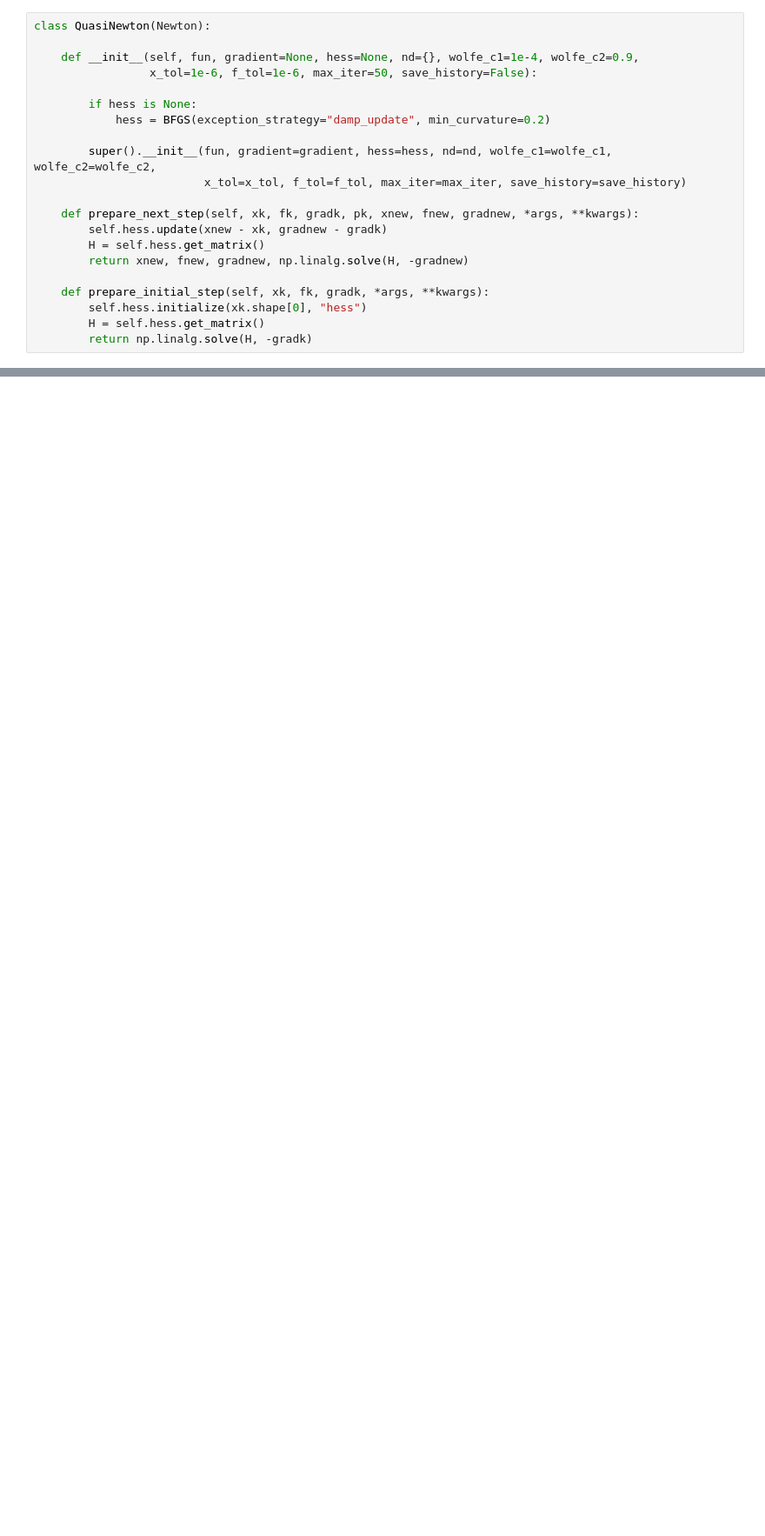
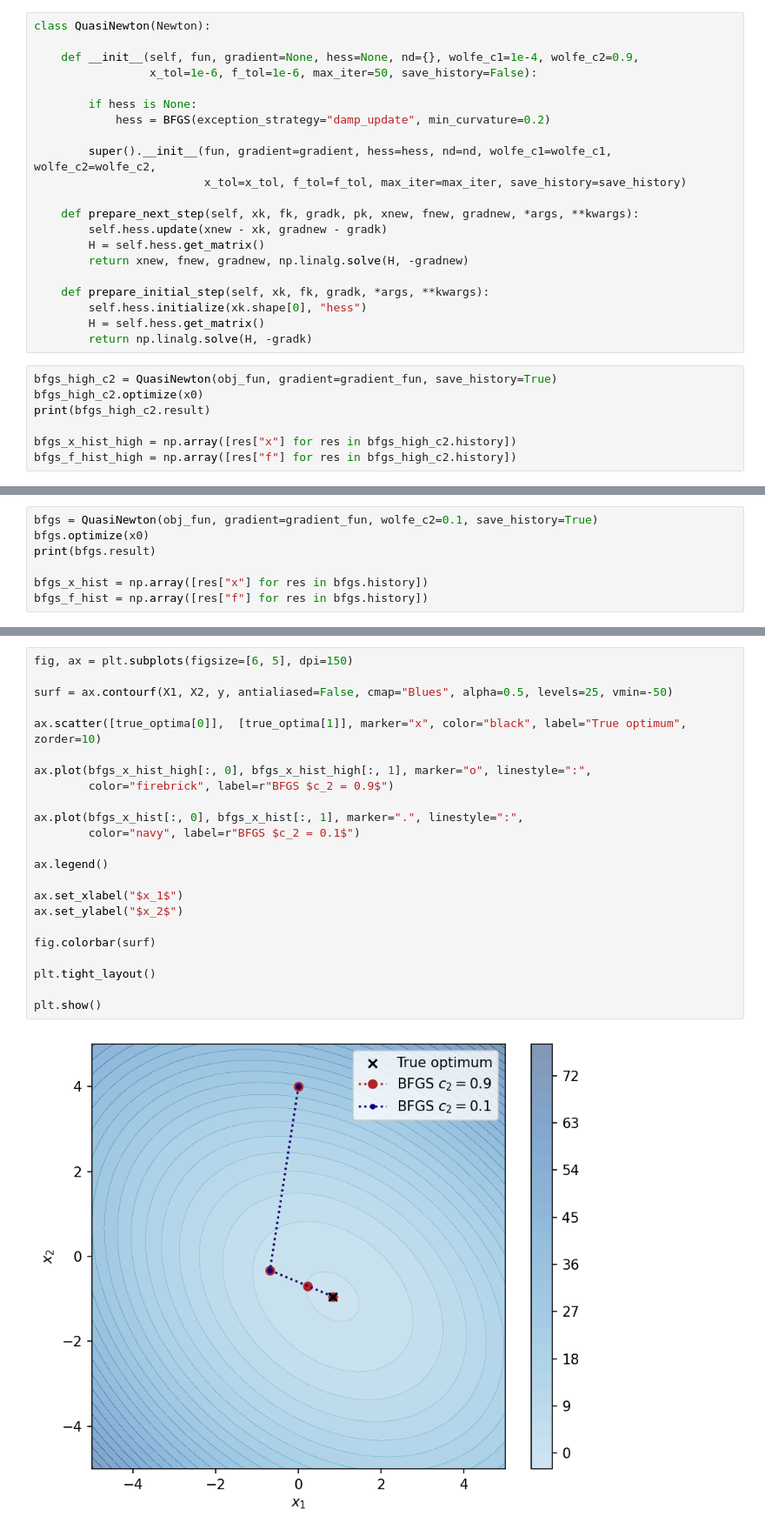
Before and after one commit to mahsanghani/code_abbey, a Jupyter notebook: projects/convex/problems.ipynb, the cells around one changed output, grey strips where cells are left out. Shown at 87% size. Cells and saved outputs as stored; diff of their text form; blank space fills up the shorter version.

```diff
--- a/projects/convex/problems.ipynb
+++ b/projects/convex/problems.ipynb
@@ -382,3 +382,10 @@ class QuasiNewton(Newton):
         self.hess.initialize(xk.shape[0], "hess")
         H = self.hess.get_matrix()
         return np.linalg.solve(H, -gradk)
+# %%
+bfgs_high_c2 = QuasiNewton(obj_fun, gradient=gradient_fun, save_history=True)
+bfgs_high_c2.optimize(x0)
+print(bfgs_high_c2.result)
+
+bfgs_x_hist_high = np.array([res["x"] for res in bfgs_high_c2.history])
+bfgs_f_hist_high = np.array([res["f"] for res in bfgs_high_c2.history])
@@ -384,0 +394,7 @@ class QuasiNewton(Newton):
+# %%
+bfgs = QuasiNewton(obj_fun, gradient=gradient_fun, wolfe_c2=0.1, save_history=True)
+bfgs.optimize(x0)
+print(bfgs.result)
+
+bfgs_x_hist = np.array([res["x"] for res in bfgs.history])
+bfgs_f_hist = np.array([res["f"] for res in bfgs.history])
@@ -384,0 +403,25 @@ class QuasiNewton(Newton):
+# %%
+fig, ax = plt.subplots(figsize=[6, 5], dpi=150)
+
+surf = ax.contourf(X1, X2, y, antialiased=False, cmap="Blues", alpha=0.5, levels=25, vmin=-50)
+
+ax.scatter([true_optima[0]],  [true_optima[1]], marker="x", color="black", label="True optimum", zorder=10)
+
+ax.plot(bfgs_x_hist_high[:, 0], bfgs_x_hist_high[:, 1], marker="o", linestyle=":",
+        color="firebrick", label=r"BFGS $c_2 = 0.9$")
+
+ax.plot(bfgs_x_hist[:, 0], bfgs_x_hist[:, 1], marker=".", linestyle=":",
+        color="navy", label=r"BFGS $c_2 = 0.1$")
+
+ax.legend()
+
+ax.set_xlabel("$x_1$")
+ax.set_ylabel("$x_2$")
+
+fig.colorbar(surf)
+
+plt.tight_layout()
+
+plt.show()
+# %% [output]
+[figure, added]
```
Also changed, not shown: parts of 2 cells of this notebook.
